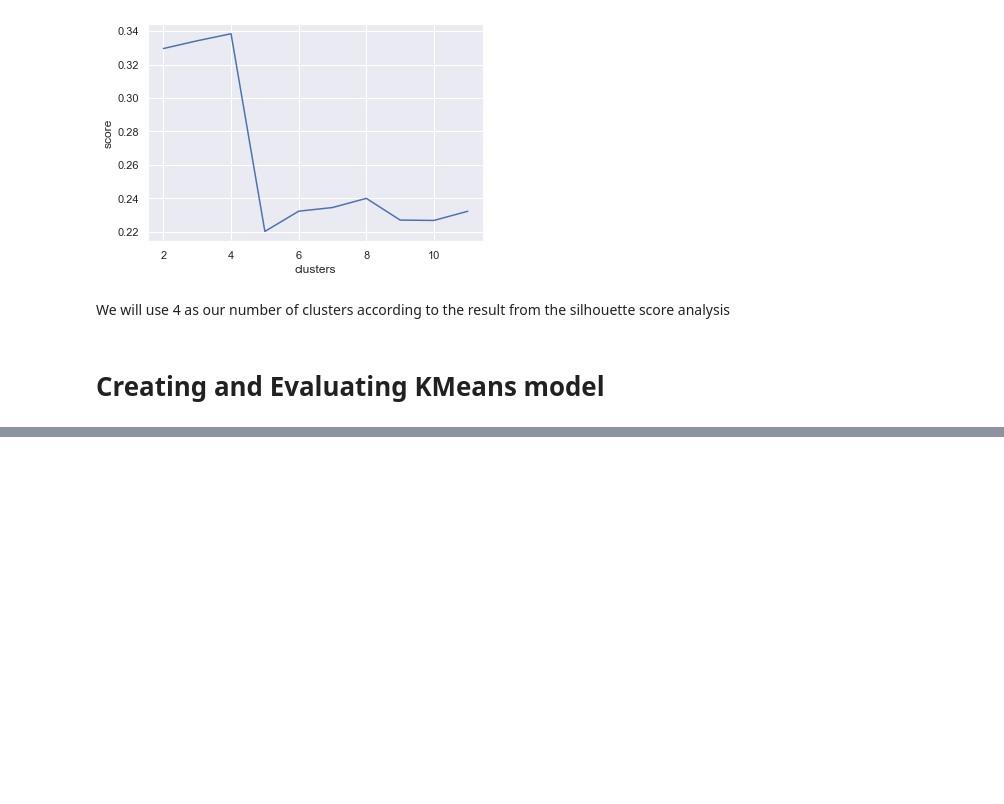
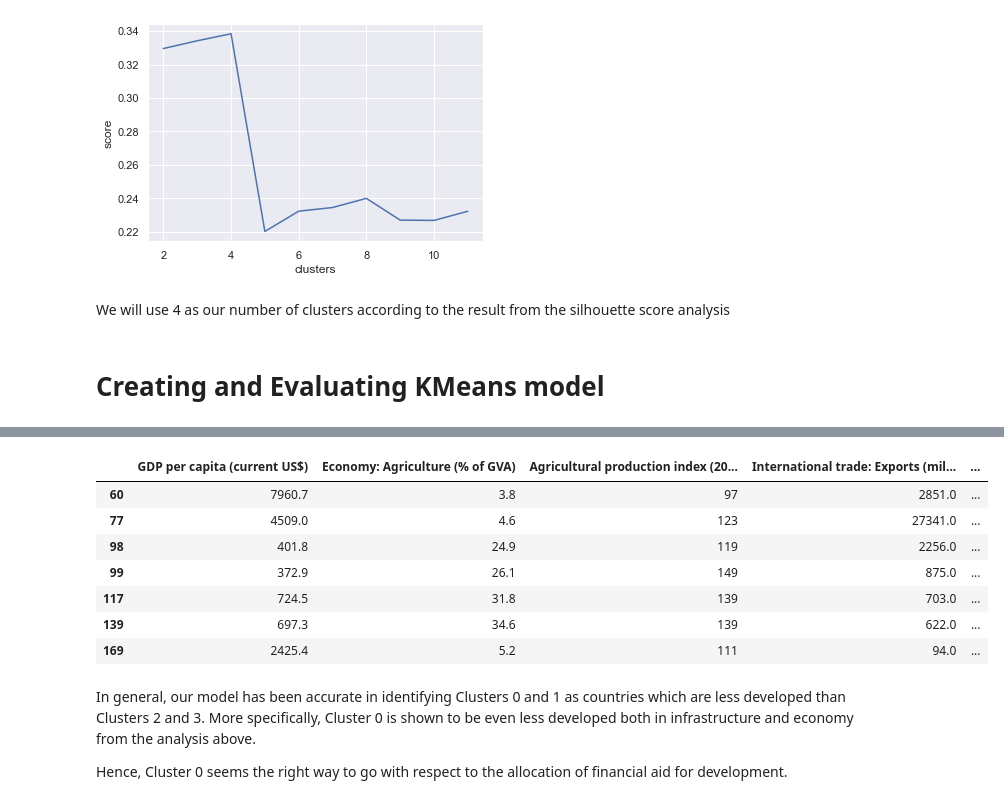
Before and after one commit to Snail664/country-clustering, a Jupyter notebook: clustering.ipynb, the cells around one changed output, grey strips where cells are left out. Cells and saved outputs as stored; diff of their text form; code cells hidden in the pictures; blank space fills up the shorter version.

```diff
--- a/clustering.ipynb
+++ b/clustering.ipynb
@@ -240,0 +314,16 @@ The least developed countries appear to be in cluster 0 and 2. We will explore t
+# %%
+#Regarding variable 14
+final_data[final_data["Average Education: Primary gross enrol"] >= 130]
+# %% [output]
+|  | GDP per capita (current US$) | Economy: Agriculture (% of GVA) | Agricultural production index (20... | International trade: Exports (mil... | ... |
+| 60 | 7960.7 | 3.8 | 97 | 2851.0 | ... |
+| 77 | 4509.0 | 4.6 | 123 | 27341.0 | ... |
+| 98 | 401.8 | 24.9 | 119 | 2256.0 | ... |
+| 99 | 372.9 | 26.1 | 149 | 875.0 | ... |
+| 117 | 724.5 | 31.8 | 139 | 703.0 | ... |
+| 139 | 697.3 | 34.6 | 139 | 622.0 | ... |
+| 169 | 2425.4 | 5.2 | 111 | 94.0 | ... |
+# %% [markdown]
+In general, our model has been accurate in identifying Clusters 0 and 1 as countries which are less developed than Clusters 2 and 3. More specifically, Cluster 0 is shown to be even less developed both in infrastructure and economy from the analysis above.
+
+Hence, Cluster 0 seems the right way to go with respect to the allocation of financial aid for development.
```
Also changed, not shown: parts of 15 cells of this notebook.
